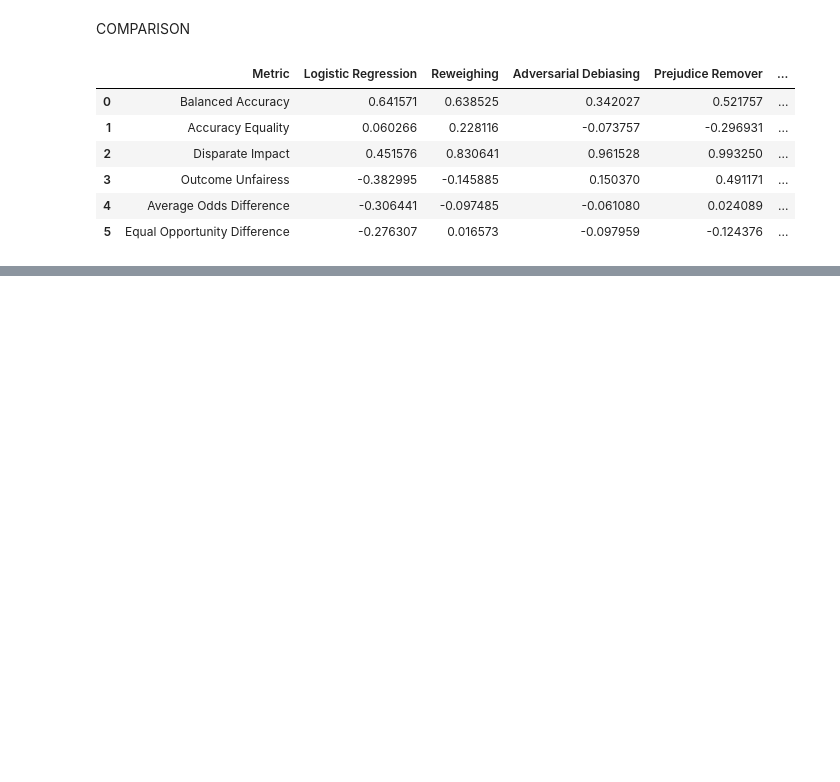
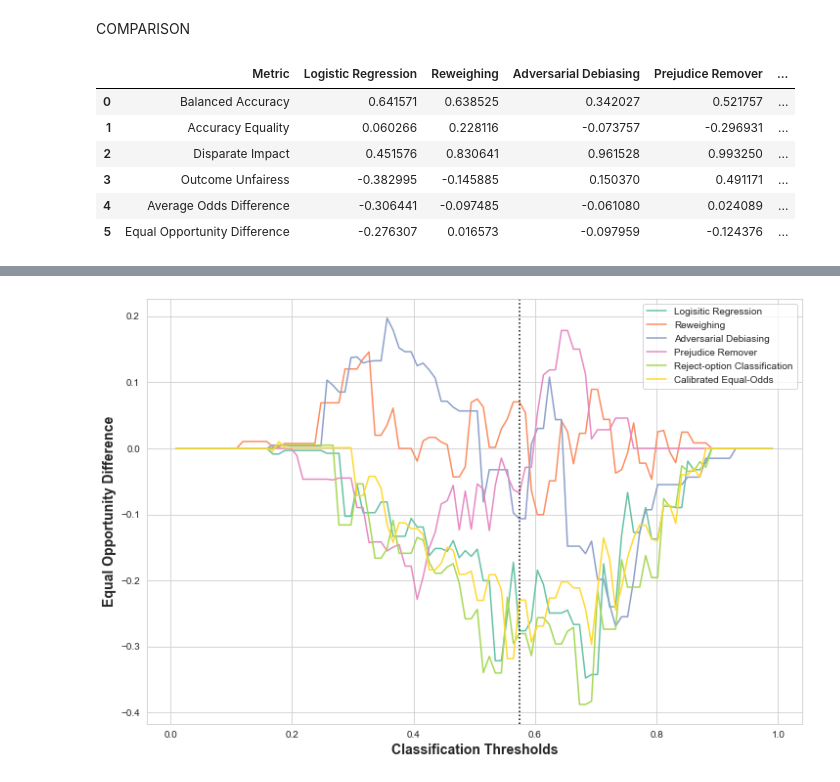
Before and after one commit to megantennies/FYP, a Jupyter notebook: FYP_CODE_LR.ipynb, the cells around one changed output, grey strips where cells are left out. Cells and saved outputs as stored; diff of their text form; code cells hidden in the pictures; blank space fills up the shorter version.

```diff
--- a/FYP_CODE_LR.ipynb
+++ b/FYP_CODE_LR.ipynb
@@ -342,0 +351,7 @@ Pass the following variables as keyword args: x, y. From version 0.12, the only
+# %%
+plot_results(filenames = ['LR_eq_opp_diff_arr.json', 'RW_eq_opp_diff_arr.json', 'AD_eq_opp_diff_arr.json',
+    'PR_eq_opp_diff_arr.json', 'ROC_eq_opp_diff_arr.json', 'CEOD_eq_opp_diff_arr.json'],
+    xlimits = (0.0, 1.0), ylimits = (0.0, 1.0), set_lims = False,
+    metricname = 'Equal Opportunity Difference', saveto = 'RES_equal_opps.png')
+# %% [output]
+[figure, added]
```
Also changed, not shown: parts of 7 cells of this notebook, 6 other files.
